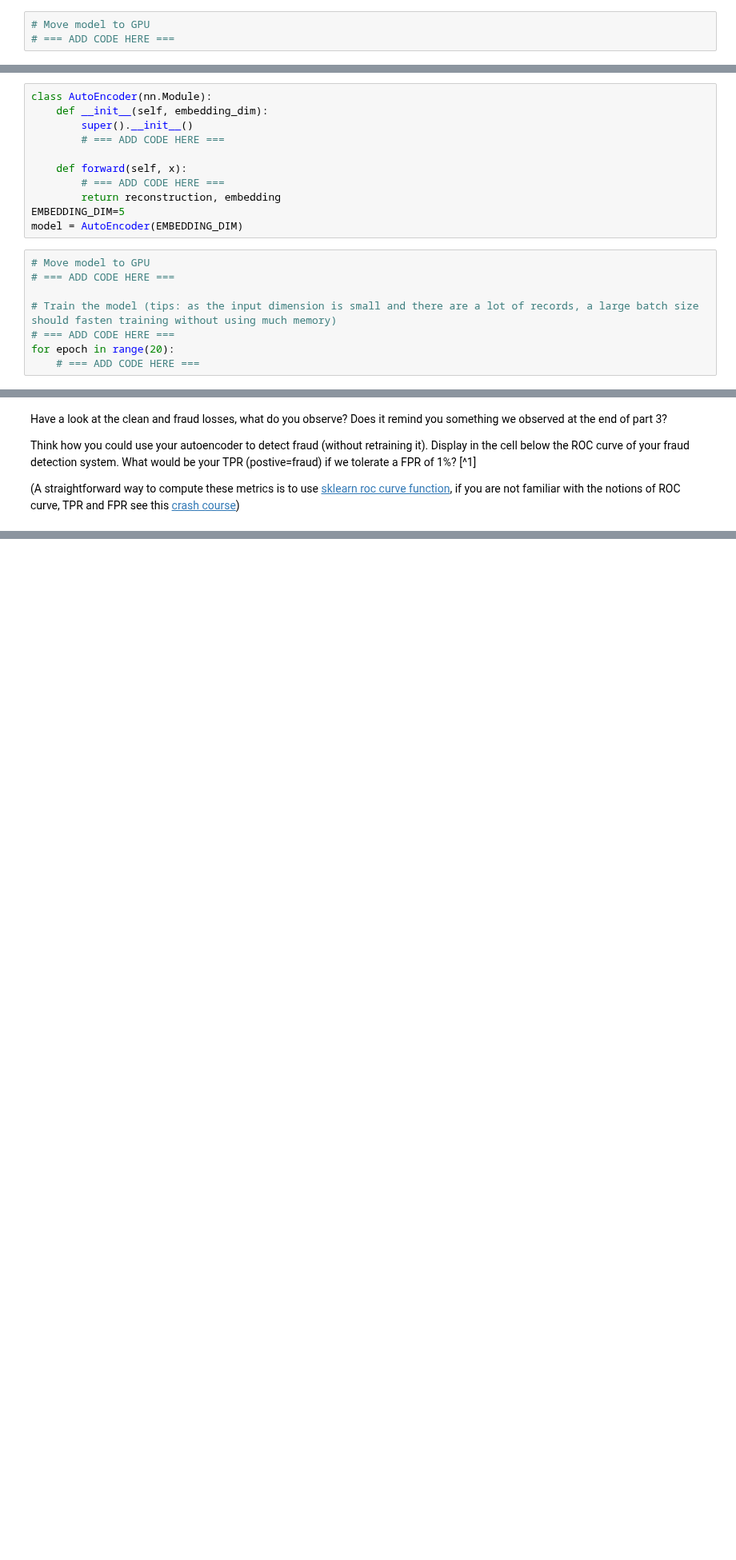
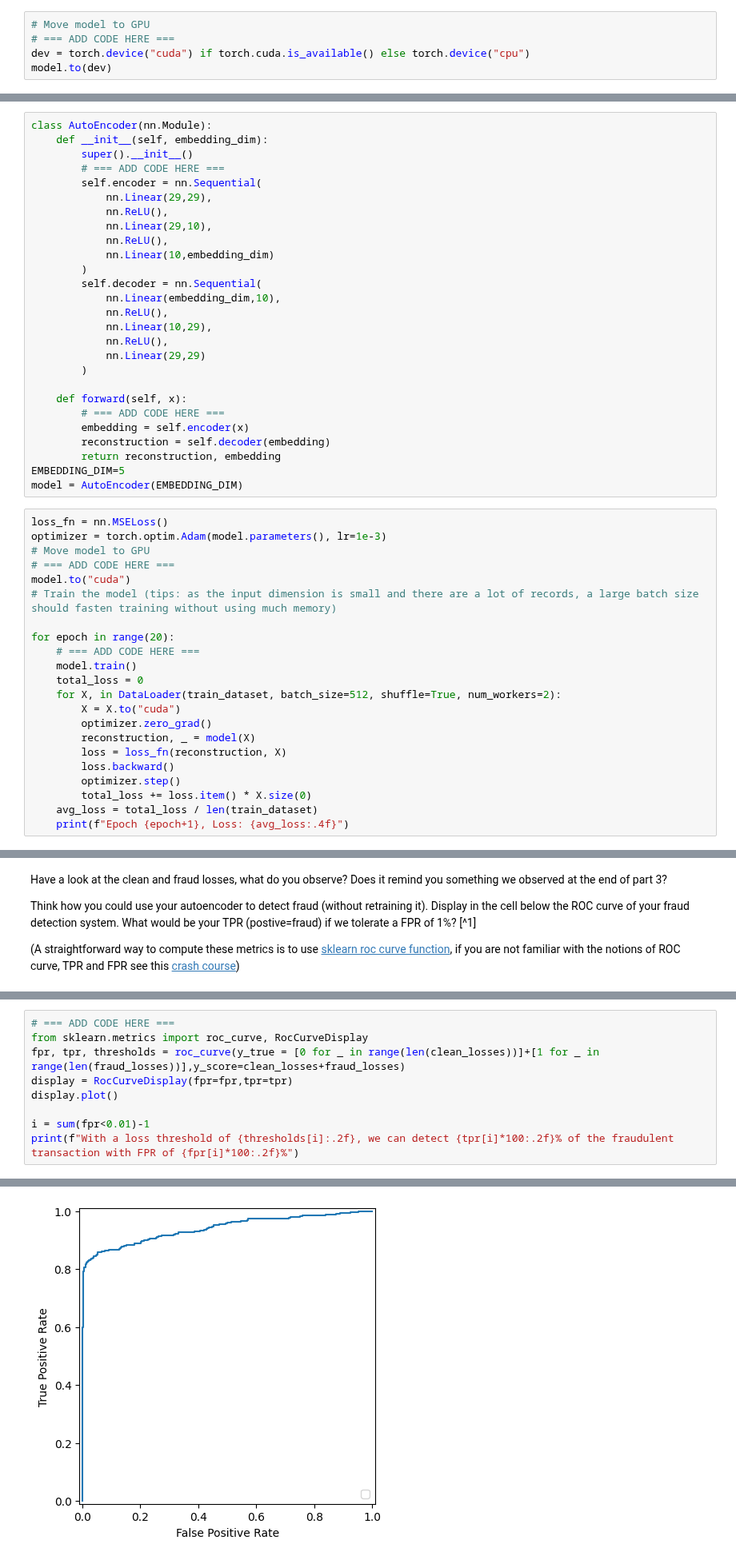
Before and after one commit to cansuzeynep/DL_course_material, a Jupyter notebook: practicals/P1.2_Word_embedding_and_autoencoder.ipynb, the cells around one changed output, grey strips where cells are left out. Shown at 80% size. Cells and saved outputs as stored; diff of their text form; blank space fills up the shorter version.

```diff
--- a/practicals/P1.2_Word_embedding_and_autoencoder.ipynb
+++ b/practicals/P1.2_Word_embedding_and_autoencoder.ipynb
@@ -377,5 +476,7 @@ Remember to move your model to GPU, since now we are training with a larger corp
 # %%
 # Move model to GPU
 # === ADD CODE HERE ===
+dev = torch.device("cuda") if torch.cuda.is_available() else torch.device("cpu")
+model.to(dev)
 # %% [markdown]
 Then we train the model and print the loss. The loss should decrease with every epoch over the training data. You can play with the epochs numbers here.
@@ -634,17 +894,47 @@ class AutoEncoder(nn.Module):
     def __init__(self, embedding_dim):
         super().__init__()
         # === ADD CODE HERE ===
+        self.encoder = nn.Sequential(
+            nn.Linear(29,29),
+            nn.ReLU(),
+            nn.Linear(29,10),
+            nn.ReLU(),
+            nn.Linear(10,embedding_dim)
+        )
+        self.decoder = nn.Sequential(
+            nn.Linear(embedding_dim,10),
+            nn.ReLU(),
+            nn.Linear(10,29),
+            nn.ReLU(),
+            nn.Linear(29,29)
+        )
 
     def forward(self, x):
         # === ADD CODE HERE ===
+        embedding = self.encoder(x)
+        reconstruction = self.decoder(embedding)
         return reconstruction, embedding
 EMBEDDING_DIM=5
 model = AutoEncoder(EMBEDDING_DIM)
 # %%
+loss_fn = nn.MSELoss()
+optimizer = torch.optim.Adam(model.parameters(), lr=1e-3)
 # Move model to GPU
 # === ADD CODE HERE ===
+model.to("cuda")
+# Train the model (tips: as the input dimension is small and there are a lot of records, a large batch size should fasten training without using much memory)
 
-# Train the model (tips: as the input dimension is small and there are a lot of records, a large batch size should fasten training without using much memory)
-# === ADD CODE HERE ===
 for epoch in range(20):
     # === ADD CODE HERE ===
+    model.train()
+    total_loss = 0
+    for X, in DataLoader(train_dataset, batch_size=512, shuffle=True, num_workers=2):
+        X = X.to("cuda")
+        optimizer.zero_grad()
+        reconstruction, _ = model(X)
+        loss = loss_fn(reconstruction, X)
+        loss.backward()
+        optimizer.step()
+        total_loss += loss.item() * X.size(0)
+    avg_loss = total_loss / len(train_dataset)
+    print(f"Epoch {epoch+1}, Loss: {avg_loss:.4f}")
@@ -674,0 +984,10 @@ Think how you could use your autoencoder to detect fraud (without retraining it)
+# %%
+# === ADD CODE HERE ===
+from sklearn.metrics import roc_curve, RocCurveDisplay
+fpr, tpr, thresholds = roc_curve(y_true = [0 for _ in range(len(clean_losses))]+[1 for _ in range(len(fraud_losses))],y_score=clean_losses+fraud_losses)
+display = RocCurveDisplay(fpr=fpr,tpr=tpr)
+display.plot()
+
+i = sum(fpr<0.01)-1
+print(f"With a loss threshold of {thresholds[i]:.2f}, we can detect {tpr[i]*100:.2f}% of the fraudulent transaction with FPR of {fpr[i]*100:.2f}%")
+# %% [output]
@@ -674,0 +995 @@ Think how you could use your autoencoder to detect fraud (without retraining it)
+[figure, added]
```
Also changed, not shown: parts of 26 cells of this notebook.
